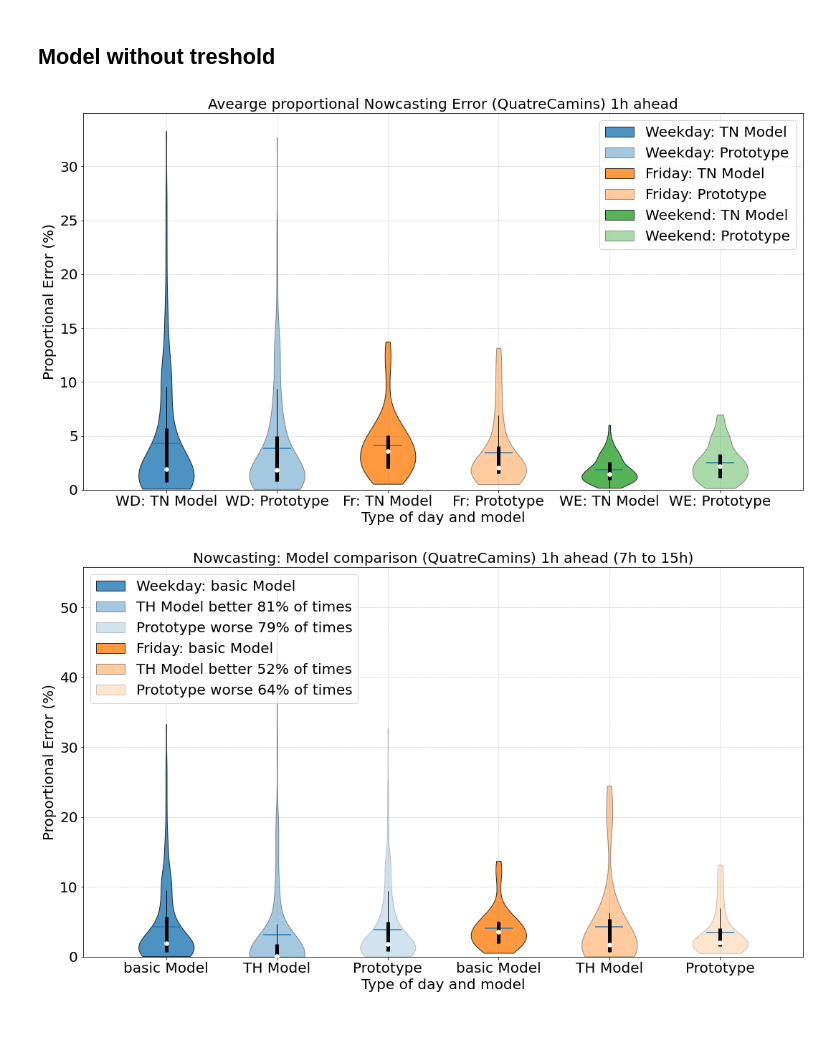
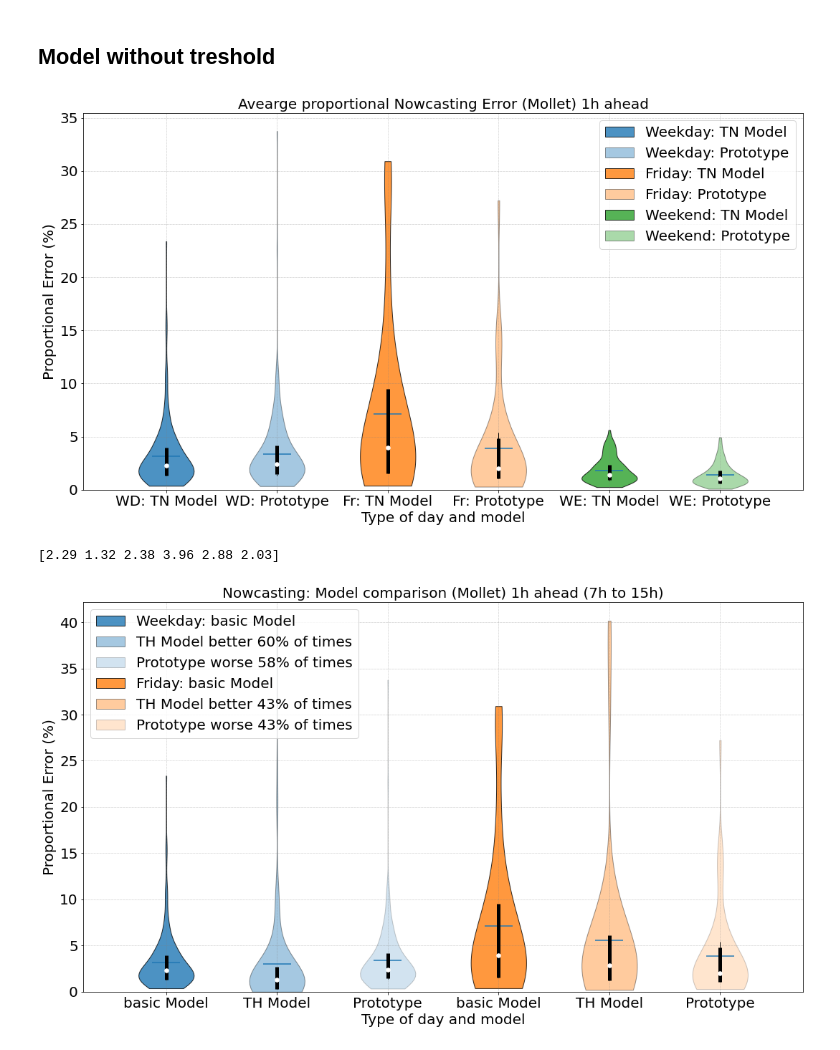
Before and after one commit to aig-upf/car-park, a Jupyter notebook: compare_TH_noTH_violin.ipynb, the cells around one changed output. Cells and saved outputs as stored; diff of their text form; code cells hidden in the pictures.

Commit message:
changed plot

```diff
--- a/compare_TH_noTH_violin.ipynb
+++ b/compare_TH_noTH_violin.ipynb
@@ -17,7 +17,7 @@ df_column_name=['Parking Vilanova Renfe','Parking Sant Sadurní Renfe','Parking
               'Parking Quatre Camins','Cerdanyola Universitat Renfe','Parking Granollers Renfe',
                 'Parking Martorell FGC','Parking Mollet Renfe','Parking Sant Quirze FGC',
                'Parking Prat del Ll.']
-current_parking_ix=3
+current_parking_ix=7
 # problems on Weekend with 2 SantBoi, 4 Cerdanyola,
 # bad data: 6 Martorell, 8 SantQuirze DO NOT USE
 #good 0 Vilanova, 1 SantSadurni, 3 QuatreCamins, 5 Granollers, 7 Mollet, 9 PratDelLlobregat
@@ -624,7 +624,7 @@ plt.subplots_adjust(bottom=0.15, wspace=0.05)
 plt.show()
 #fig.savefig('RunningPredictionError_'+current_parking+'_violin_NOW1h_till'+ending_hour +'h.pdf,bbox_inches='tight');
 # %% [output]
-[figure, old version]
+[figure, new version]
 # %%
 data = [tn_running_error_wd.flatten(),tn_running_error_wdTH.flatten(),proto_running_error_wd.flatten(),
         tn_running_error_fr.flatten(),tn_running_error_frTH.flatten(),proto_running_error_fr.flatten()]
@@ -679,34 +679,40 @@ whiskers_min, whiskers_max = whiskers[:, 0], whiskers[:, 1]
 
 inds = np.arange(1, len(medians) + 1)
 ax2.scatter(inds, medians, marker='o', color='white', s=30, zorder=3)
 ax2.vlines(inds, quartile1, quartile3, color='k', linestyle='-', lw=5)
 ax2.vlines(inds, whiskers_min, whiskers_max, color='k', linestyle='-', lw=1)
 
 
+np.set_printoptions(precision=2)
+print(medians)
+
+
+
 propTHbetter_wd=sum(tn_running_error_wd.flatten()>tn_running_error_wdTH.flatten())/len(tn_running_error_wd.flatten())
 propTHbetter_fr=sum(tn_running_error_fr.flatten()>tn_running_error_frTH.flatten())/len(tn_running_error_fr.flatten())
 propworseTH_wd=sum(proto_running_error_wd.flatten()>tn_running_error_wdTH.flatten())/len(tn_running_error_wd.flatten())
 propworseTH_fr=sum(proto_running_error_fr.flatten()>tn_running_error_frTH.flatten())/len(tn_running_error_fr.flatten())
 
 
 # set style for the axes
 labels = ['basic Model', 'TH Model','Prototype','basic Model', 'TH Model','Prototype']
 #for ax in [ax1, ax2]:
 set_axis_style(ax2, labels)
 
 #ax2.legend(['Weekday: basic Model','Weekday: TH Model','Friday: basic Model','Friday: TH Model',
 #           'Weekend: basic Model','Weekend: basic Model'], fontsize=fsize)
 
 ax2.legend(['Weekday: basic Model','TH Model better ' +str(int(propTHbetter_wd*100)) +'% of times',
             'Prototype worse ' +str(int(propworseTH_wd*100)) +'% of times',
             'Friday: basic Model','TH Model better '+str(int(propTHbetter_fr*100)) +'% of times',
             'Prototype worse ' +str(int(propworseTH_fr*100)) +'% of times'], fontsize=fsize, loc='upper left')
 #ax2.tick_params(axis='y', labelsize=20)
 #plt.subplots_adjust(bottom=0.15, wspace=0.05)
 plt.show()
 fig.savefig('CompareRunningPredictionError_'+current_parking+'_violin_NOW1h_till'+str(ending_hour) +'hv2.pdf',bbox_inches='tight');
 # %% [output]
+[2.29 1.32 2.38 3.96 2.88 2.03]
-[figure, old version]
+[figure, new version]
 # %%
 data = [tn_running_error_wd.flatten(),tn_running_error_wdTH.flatten(),
         tn_running_error_fr.flatten(),tn_running_error_frTH.flatten()]
```
Also changed, not shown: parts of 3 cells of this notebook.
